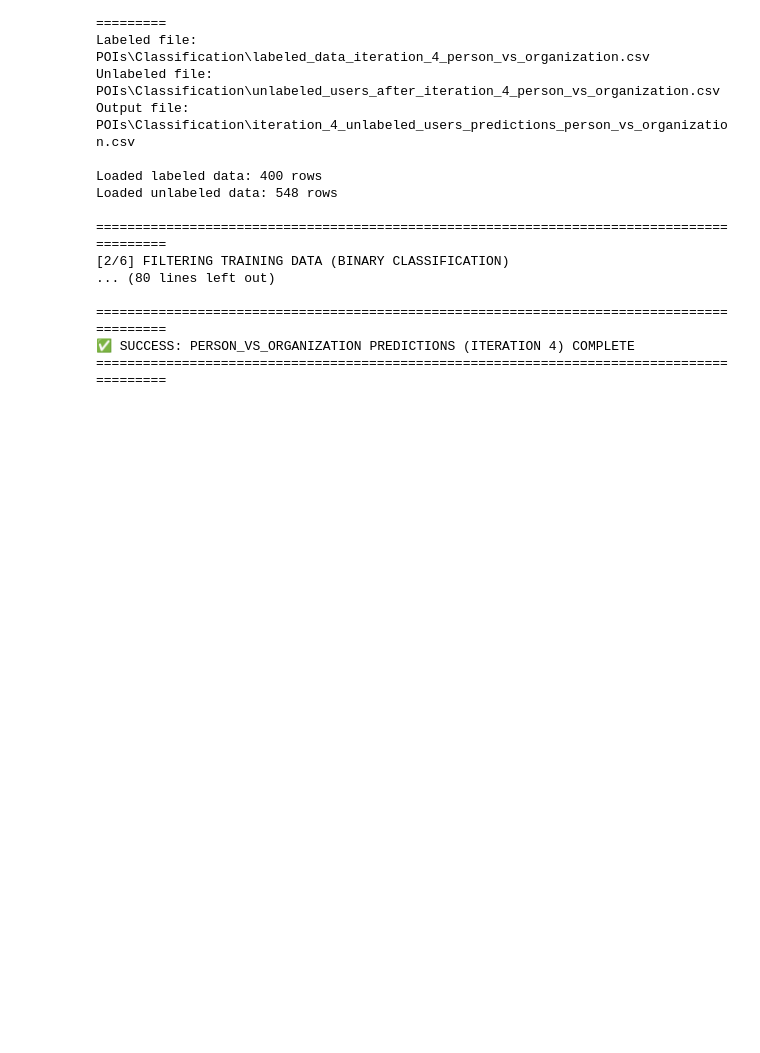
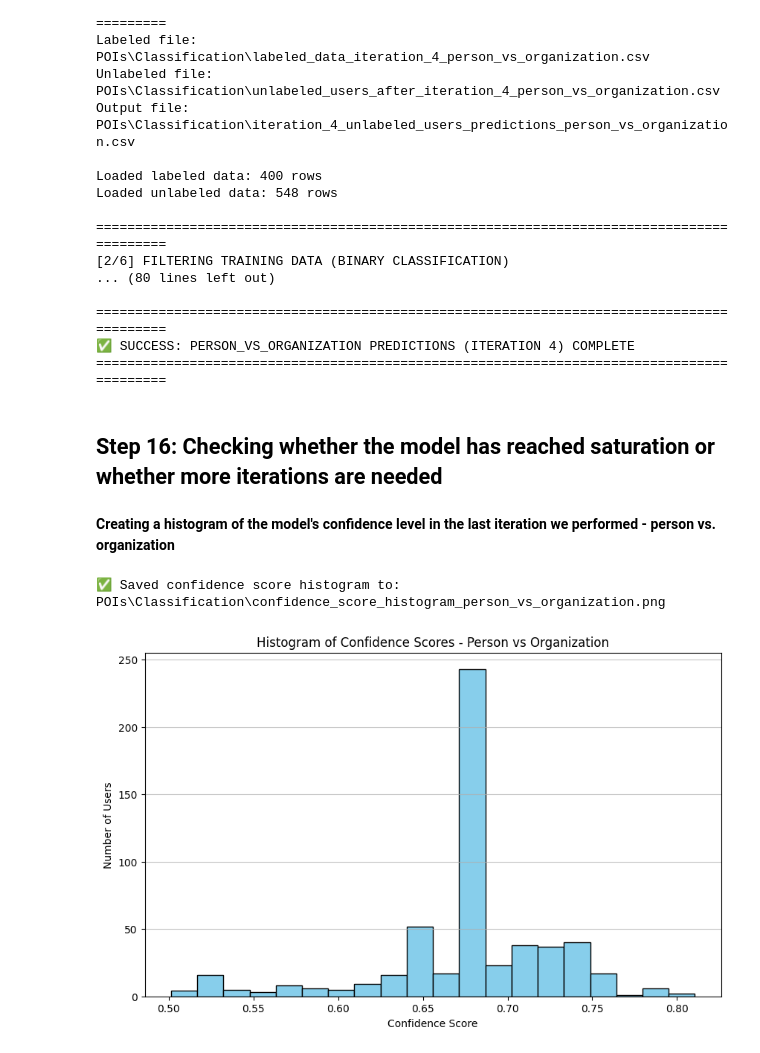
Before and after one commit to Nitaybenadmon123/Iran, a Jupyter notebook: Iranian_Users_Data_Analysis.ipynb, the cells around one changed output. Cells and saved outputs as stored; diff of their text form; code cells hidden in the pictures; blank space fills up the shorter version.

```diff
--- a/Iranian_Users_Data_Analysis.ipynb
+++ b/Iranian_Users_Data_Analysis.ipynb
@@ -13277,3 +13277,42 @@ Loaded unlabeled data: 548 rows
 ==========================================================================================
 ✅ SUCCESS: PERSON_VS_ORGANIZATION PREDICTIONS (ITERATION 4) COMPLETE
 ==========================================================================================
+# %% [markdown]
+## Step 16: Checking whether the model has reached saturation or whether more iterations are needed
+# %% [markdown]
+**Creating a histogram of the model's confidence level in the last iteration we performed - person vs. organization**
+# %%
+import pandas as pd
+import matplotlib.pyplot as plt
+from pathlib import Path
+
+# Path
+CLASSIFICATION_DIR = Path("POIs") / "Classification"
+PRED_FILE = CLASSIFICATION_DIR / "iteration_4_unlabeled_users_predictions_person_vs_organization.csv"
+
+# Load
+df = pd.read_csv(PRED_FILE, encoding="utf-8")
+
+#make and save as a new file Histogram
+plt.figure(figsize=(10, 6))
+plt.hist(df['confidence_level'], bins=30, color='skyblue', edgecolor='black')
+plt.title('Histogram of Confidence Scores - Person vs Organization')
+plt.xlabel('Confidence Score')
+plt.ylabel('Number of Users')
+plt.grid(axis='y', alpha=0.75)
+histogram_file = CLASSIFICATION_DIR / "confidence_score_histogram_person_vs_organization.png"
+plt.savefig(histogram_file)
+plt.close()
+print(f"✅ Saved confidence score histogram to: {histogram_file}")
+
+#show the histogram in the output
+plt.figure(figsize=(10, 6))
+plt.hist(df['confidence_level'], bins=20, color='skyblue', edgecolor='black')
+plt.title('Histogram of Confidence Scores - Person vs Organization')
+plt.xlabel('Confidence Score')
+plt.ylabel('Number of Users')
+plt.grid(axis='y', alpha=0.75)
+plt.show()
+# %% [output]
+✅ Saved confidence score histogram to: POIs\Classification\confidence_score_histogram_person_vs_organization.png
+[figure, added]
```
Also changed, not shown: parts of 14 cells of this notebook, 13 other files.
